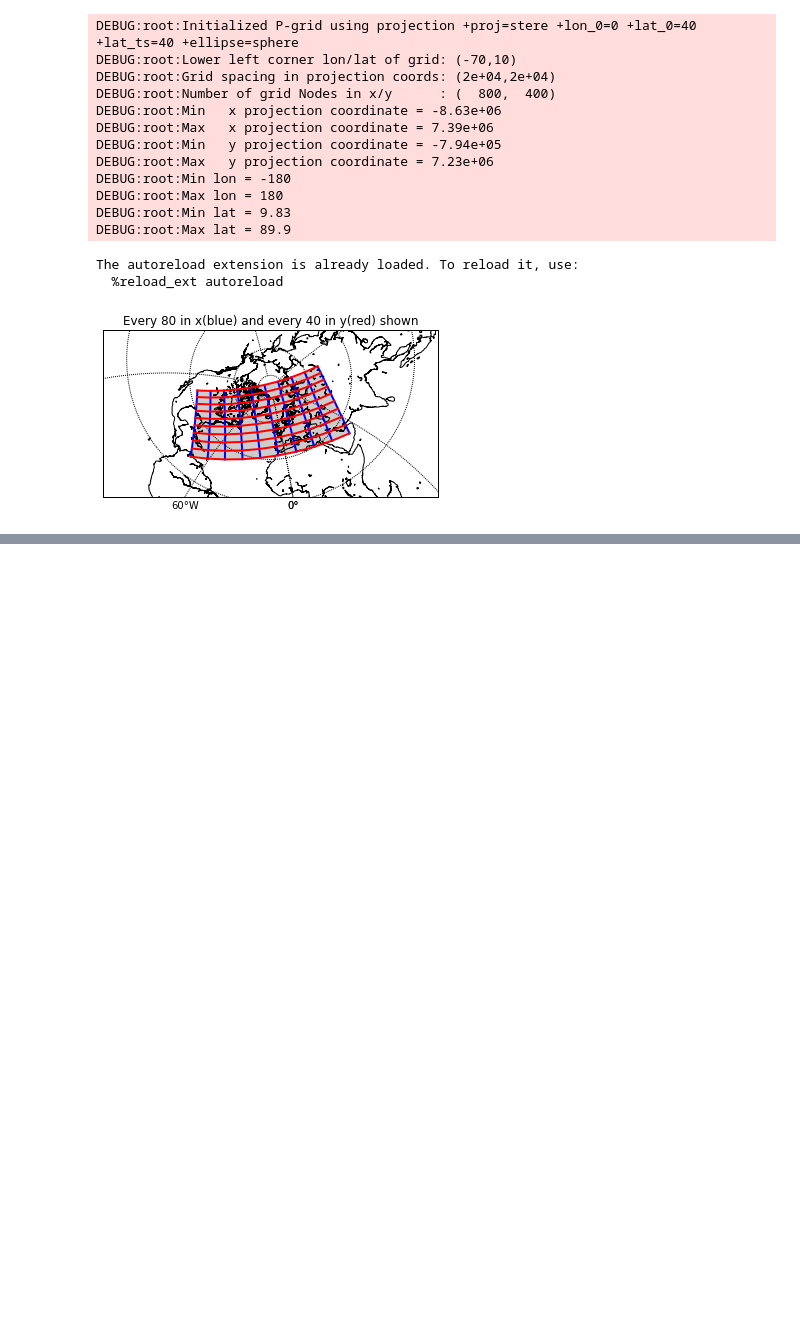
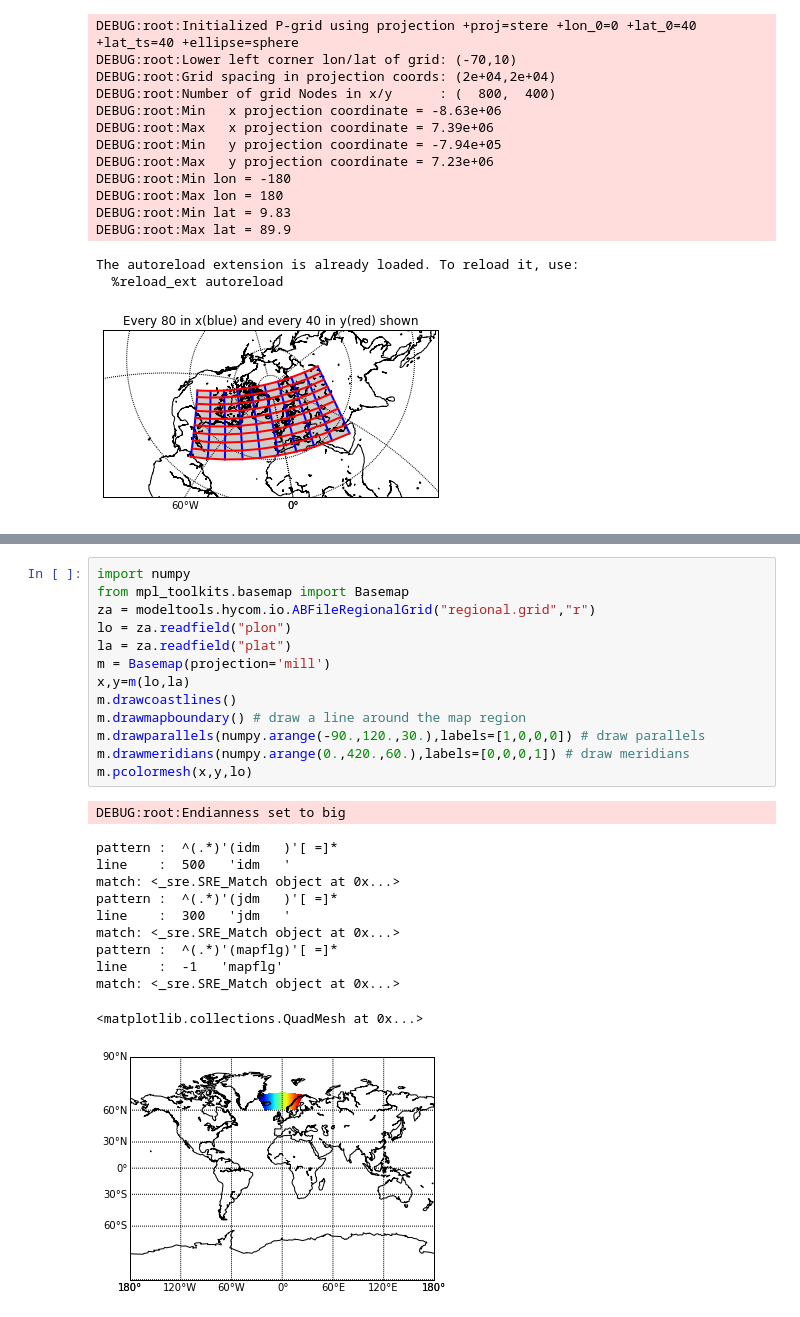
Before and after one commit to MostafaBakhoda/modeltools, a Jupyter notebook: grid_test.ipynb, the cells around one changed output, grey strips where cells are left out. Cells and saved outputs as stored; diff of their text form; blank space fills up the shorter version.

```diff
--- a/grid_test.ipynb
+++ b/grid_test.ipynb
@@ -110,2 +108,28 @@ Ran 2 tests in 0.182s
 
 OK
+# %%
+import numpy
+from mpl_toolkits.basemap import Basemap
+za = modeltools.hycom.io.ABFileRegionalGrid("regional.grid","r")
+lo = za.readfield("plon")
+la = za.readfield("plat")
+m = Basemap(projection='mill')
+x,y=m(lo,la)
+m.drawcoastlines()
+m.drawmapboundary() # draw a line around the map region
+m.drawparallels(numpy.arange(-90.,120.,30.),labels=[1,0,0,0]) # draw parallels
+m.drawmeridians(numpy.arange(0.,420.,60.),labels=[0,0,0,1]) # draw meridians
+m.pcolormesh(x,y,lo)
+# %% [output]
+DEBUG:root:Endianness set to big
+pattern :  ^(.*)'(idm   )'[ =]*
+line    :  500   'idm   '
+match: <_sre.SRE_Match object at 0x...>
+pattern :  ^(.*)'(jdm   )'[ =]*
+line    :  300   'jdm   '
+match: <_sre.SRE_Match object at 0x...>
+pattern :  ^(.*)'(mapflg)'[ =]*
+line    :  -1   'mapflg'
+match: <_sre.SRE_Match object at 0x...>
+<matplotlib.collections.QuadMesh at 0x...>
+[figure, added]
```
Also changed, not shown: parts of 3 cells of this notebook, 7 other files.
